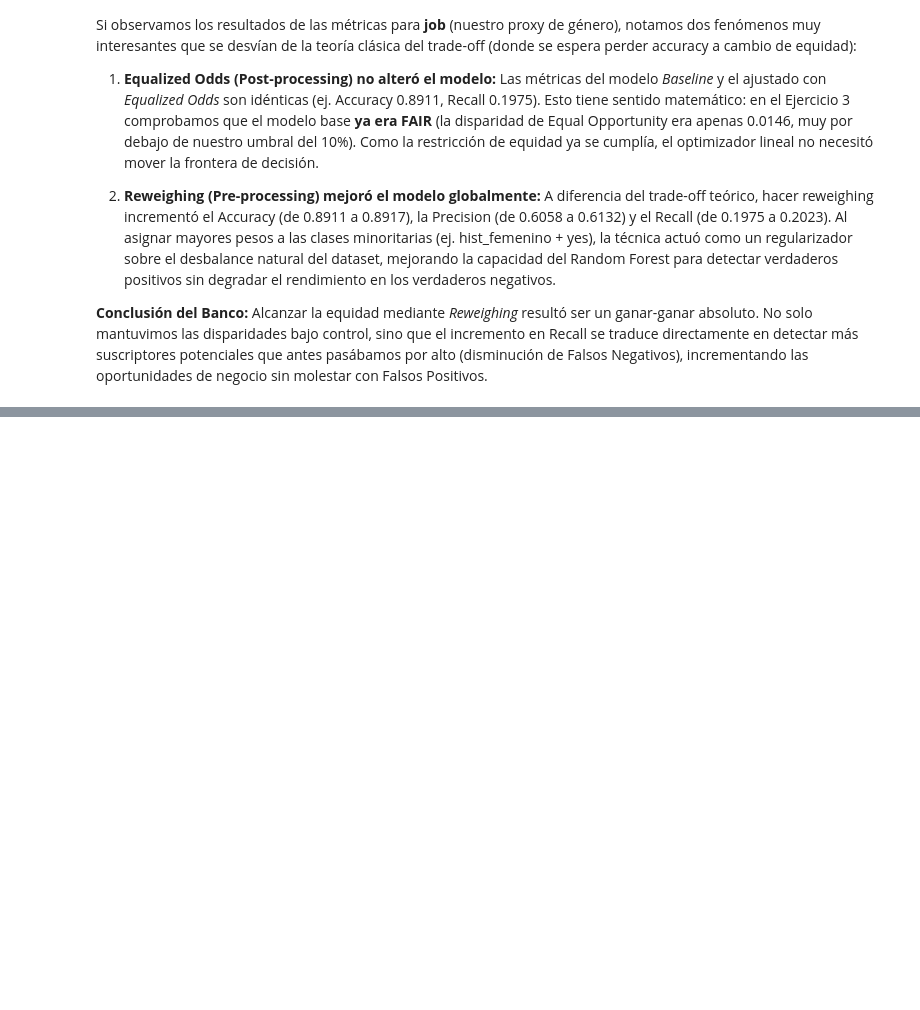
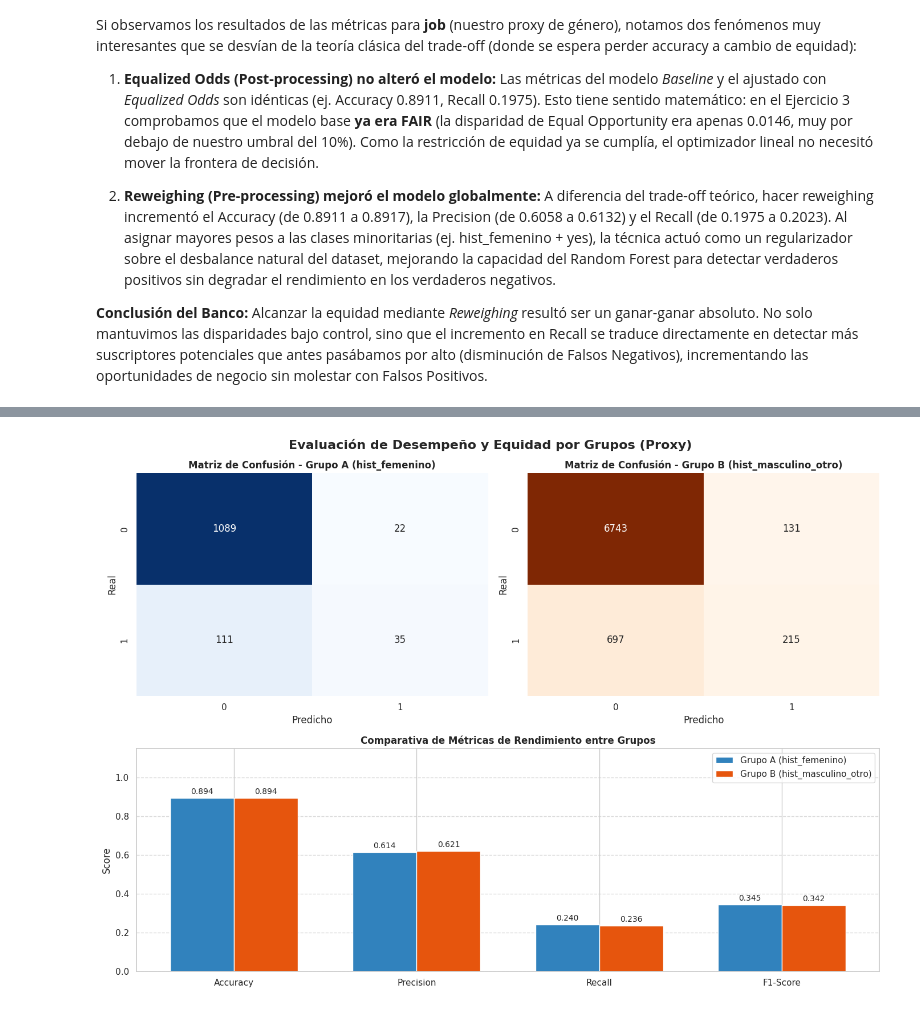
Before and after one commit to eltanook/bank-marketing, a Jupyter notebook: ej4.ipynb, the cells around one changed output, grey strips where cells are left out. Cells and saved outputs as stored; diff of their text form; code cells hidden in the pictures; blank space fills up the shorter version.

```diff
--- a/ej4.ipynb
+++ b/ej4.ipynb
@@ -333,0 +371,8 @@ Alcanzar la equidad mediante *Reweighing* resultó ser un ganar-ganar absoluto.
+# %%
+# Definimos las máscaras booleanas usando la serie p_attr_test
+group_a = (p_attr_test == 'hist_femenino')
+group_b = (p_attr_test == 'hist_masculino_otro')
+
+# Verificamos cuántos registros quedaron en cada grupo
+print(f"Cantidad en Grupo A (hist_femenino): {group_a.sum()}")
+print(f"Cantidad en Grupo B (hist_masculino_otro): {group_b.sum()}")
@@ -333,0 +443,91 @@ Alcanzar la equidad mediante *Reweighing* resultó ser un ganar-ganar absoluto.
+# %%
+from sklearn.metrics import (
+    confusion_matrix,
+    accuracy_score,
+    precision_score,
+    recall_score,
+    f1_score
+)
+
+# 1. Filtrar los datos para cada grupo
+y_test_a = y_test[group_a]
+y_pred_a = y_pred[group_a]
+
+y_test_b = y_test[group_b]
+y_pred_b = y_pred[group_b]
+
+# 2. Calcular matrices de confusión
+cm_a = confusion_matrix(y_test_a, y_pred_a)
+cm_b = confusion_matrix(y_test_b, y_pred_b)
+
+# 3. Calcular métricas de rendimiento
+metric_names = ["Accuracy", "Precision", "Recall", "F1-Score"]
+values_a = [
+    accuracy_score(y_test_a, y_pred_a),
+    precision_score(y_test_a, y_pred_a, zero_division=0),
+    recall_score(y_test_a, y_pred_a, zero_division=0),
+    f1_score(y_test_a, y_pred_a, zero_division=0)
+]
+values_b = [
+    accuracy_score(y_test_b, y_pred_b),
+    precision_score(y_test_b, y_pred_b, zero_division=0),
+    recall_score(y_test_b, y_pred_b, zero_division=0),
+    f1_score(y_test_b, y_pred_b, zero_division=0)
+]
+
+# 4. Configurar la figura de 2x2
+fig = plt.figure(figsize=(14, 10))
+fig.suptitle('Evaluación de Desempeño y Equidad por Grupos (Proxy)', fontsize=16, fontweight='bold')
+
+# Crear la grilla de subplots
+ax1 = plt.subplot(2, 2, 1) # Fila 1, Columna 1
+ax2 = plt.subplot(2, 2, 2) # Fila 1, Columna 2
+ax3 = plt.subplot(2, 1, 2) # Fila 2 completa para el gráfico comparativo
+
+# --- FILA 1: MATRICES DE CONFUSIÓN ---
+# Matriz Grupo A
+sns.heatmap(cm_a, annot=True, fmt='d', cmap='Blues', ax=ax1, cbar=False)
+ax1.set_title('Matriz de Confusión - Grupo A (hist_femenino)', fontsize=12, fontweight='bold')
+ax1.set_xlabel('Predicho')
+ax1.set_ylabel('Real')
+
+# Matriz Grupo B
+sns.heatmap(cm_b, annot=True, fmt='d', cmap='Oranges', ax=ax2, cbar=False)
+ax2.set_title('Matriz de Confusión - Grupo B (hist_masculino_otro)', fontsize=12, fontweight='bold')
+ax2.set_xlabel('Predicho')
+ax2.set_ylabel('Real')
+
+# --- FILA 2: GRÁFICO COMPARATIVO AGRUPADO ---
+x = np.arange(len(metric_names))  # Localización de las etiquetas
+width = 0.35                      # Ancho de las barras
+
+# Dibujar barras de ambos grupos lado a lado
+bars_a = ax3.bar(x - width/2, values_a, width, label='Grupo A (hist_femenino)', color='#3182bd')
+bars_b = ax3.bar(x + width/2, values_b, width, label='Grupo B (hist_masculino_otro)', color='#e6550d')
+
+# Estética del gráfico comparativo
+ax3.set_title('Comparativa de Métricas de Rendimiento entre Grupos', fontsize=12, fontweight='bold')
+ax3.set_xticks(x)
+ax3.set_xticklabels(metric_names)
+ax3.set_ylim(0, 1.15)
+ax3.set_ylabel('Score')
+ax3.legend(loc='upper right')
+ax3.grid(axis='y', linestyle='--', alpha=0.7)
+
+# Agregar las etiquetas de texto con los valores sobre las barras
+def autolabel(bars):
+    for bar in bars:
+        height = bar.get_height()
+        ax3.annotate(f'{height:.3f}',
+                    xy=(bar.get_x() + bar.get_width() / 2, height),
+                    xytext=(0, 3),  # 3 puntos de desfase vertical
+                    textcoords="offset points",
+                    ha='center', va='bottom', fontsize=10)
+
+autolabel(bars_a)
+autolabel(bars_b)
+
+plt.tight_layout()
+plt.show()
+# %% [output]
+[figure, added]
```
Also changed, not shown: parts of 5 cells of this notebook.
